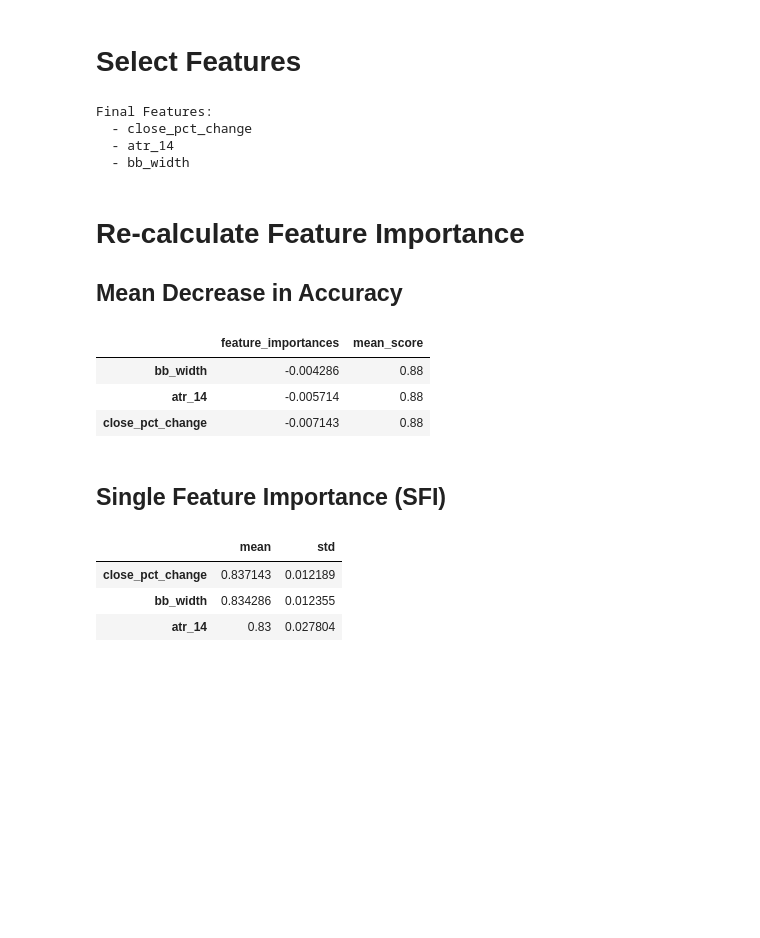
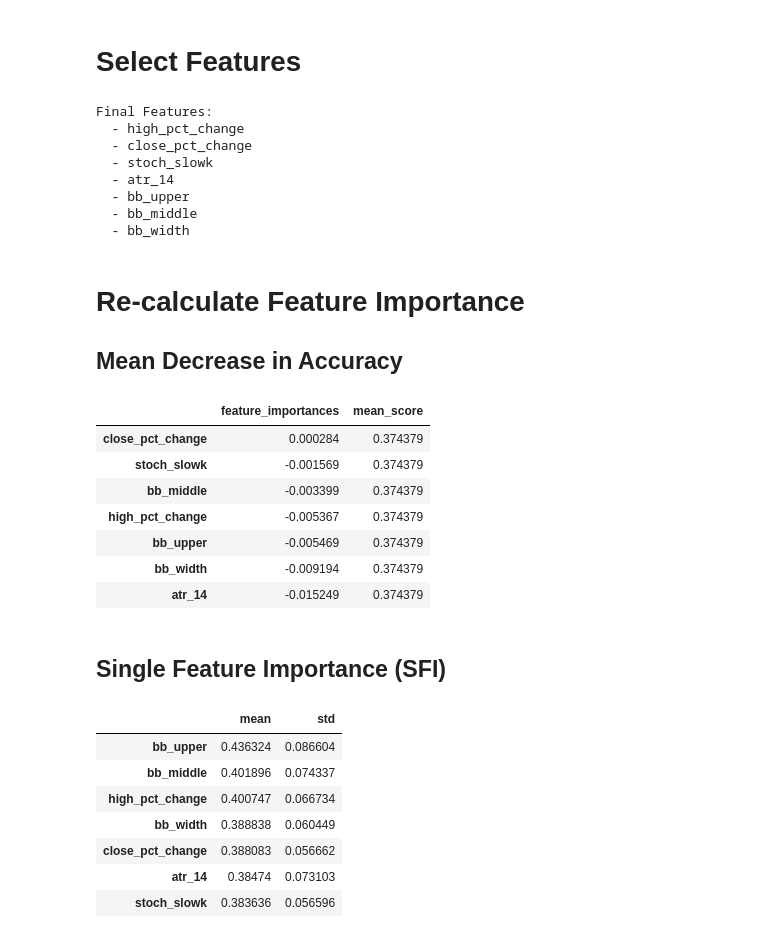
Before and after one commit to Sunama/provenquant-lib, a Jupyter notebook: examples/core/feature_selection.ipynb, the cells around one changed output. Saved outputs shown, nothing was run; the diff lists cells and outputs as text; code cells hidden in the pictures; blank space fills up the shorter version.

```diff
--- a/examples/core/feature_selection.ipynb
+++ b/examples/core/feature_selection.ipynb
@@ -76,6 +78,15 @@ labeled_dataframe
 | 2025-12-30 20:52:00+00:00 | 2025-12-30 21:12:00+00:00 | 88000.00 | 88002.49 | 87978.36 | 87978.36 | 5.42977 | 0.000090 | -0.000110 | ... |
 | 2025-12-30 22:03:00+00:00 | 2025-12-30 22:23:00+00:00 | 88315.46 | 88420.00 | 88315.45 | 88412.00 | 15.99224 | 0.000051 | 0.001184 | ... |
 700 rows × 26 columns
+# %%
+labels = np.array([0 if label == 1 else (1 if label == 0 else 2) for label in labeled_dataframe['label'].values])
+labeled_dataframe['label'] = labels
+
+weights = compute_sample_weight(
+    class_weight='balanced',
+    y=labeled_dataframe['label'].values,
+)
+labeled_dataframe['sample_weight'] = weights
 # %%
 features = [
     'open_pct_change',
@@ -117,6 +125,7 @@ mda_feature_importances = calculate_mda_feature_importances(
     dataframe=labeled_dataframe,
     feature_cols=features,
     target_col='label',
+    sample_weight_col='sample_weight',
     n_splits=5,
     purge=240,
     embargo=240,
@@ -156,6 +165,7 @@ sfi_feature_importances = calculate_sfi_feature_importances(
     dataframe=labeled_dataframe,
     feature_cols=features,
     target_col='label',
+    sample_weight_col='sample_weight',
     n_splits=5,
     purge=240,
     embargo=240,
@@ -233,8 +243,12 @@ for feature in final_features:
     print(f'  - {feature}')
 # %% [output]
 Final Features:
+  - high_pct_change
   - close_pct_change
+  - stoch_slowk
   - atr_14
+  - bb_upper
+  - bb_middle
   - bb_width
 # %% [markdown]
 # Re-calculate Feature Importance
@@ -253,20 +264,25 @@ y = labeled_dataframe['label'].values
 # %%
 mda_feature_importances = calculate_mda_feature_importances(
     model=model,
     dataframe=labeled_dataframe,
     feature_cols=final_features,
     target_col='label',
+    sample_weight_col='sample_weight',
     n_splits=5,
     purge=240,
     embargo=240,
     scoring='accuracy',
 )
 mda_feature_importances
 # %% [output]
 |  | feature_importances | mean_score |
-| bb_width | -0.004286 | 0.88 |
-| atr_14 | -0.005714 | 0.88 |
-| close_pct_change | -0.007143 | 0.88 |
+| close_pct_change | 0.000284 | 0.374379 |
+| stoch_slowk | -0.001569 | 0.374379 |
+| bb_middle | -0.003399 | 0.374379 |
+| high_pct_change | -0.005367 | 0.374379 |
+| bb_upper | -0.005469 | 0.374379 |
+| bb_width | -0.009194 | 0.374379 |
+| atr_14 | -0.015249 | 0.374379 |
 # %% [markdown]
 ## Single Feature Importance (SFI)
 # %%
@@ -282,6 +298,7 @@ sfi_feature_importances = calculate_sfi_feature_importances(
     dataframe=labeled_dataframe,
     feature_cols=final_features,
     target_col='label',
+    sample_weight_col='sample_weight',
     n_splits=5,
     purge=240,
     embargo=240,
@@ -291,6 +308,10 @@ sfi_feature_importances = calculate_sfi_feature_importances(
 sfi_feature_importances
 # %% [output]
 |  | mean | std |
-| close_pct_change | 0.837143 | 0.012189 |
-| bb_width | 0.834286 | 0.012355 |
-| atr_14 | 0.83 | 0.027804 |
+| bb_upper | 0.436324 | 0.086604 |
+| bb_middle | 0.401896 | 0.074337 |
+| high_pct_change | 0.400747 | 0.066734 |
+| bb_width | 0.388838 | 0.060449 |
+| close_pct_change | 0.388083 | 0.056662 |
+| atr_14 | 0.38474 | 0.073103 |
+| stoch_slowk | 0.383636 | 0.056596 |
```
Also changed, not shown: parts of 5 cells of this notebook, 1 other file.
